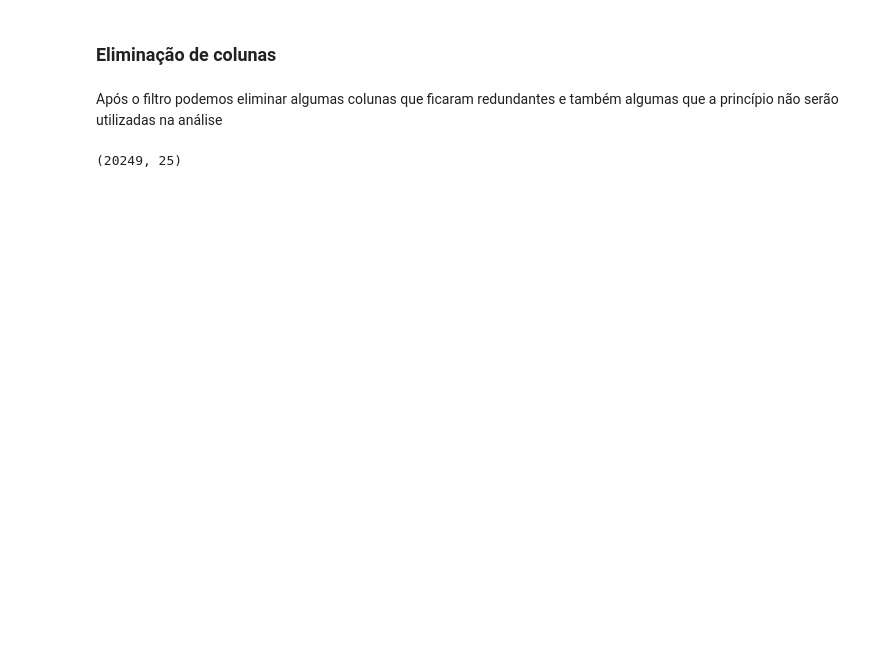
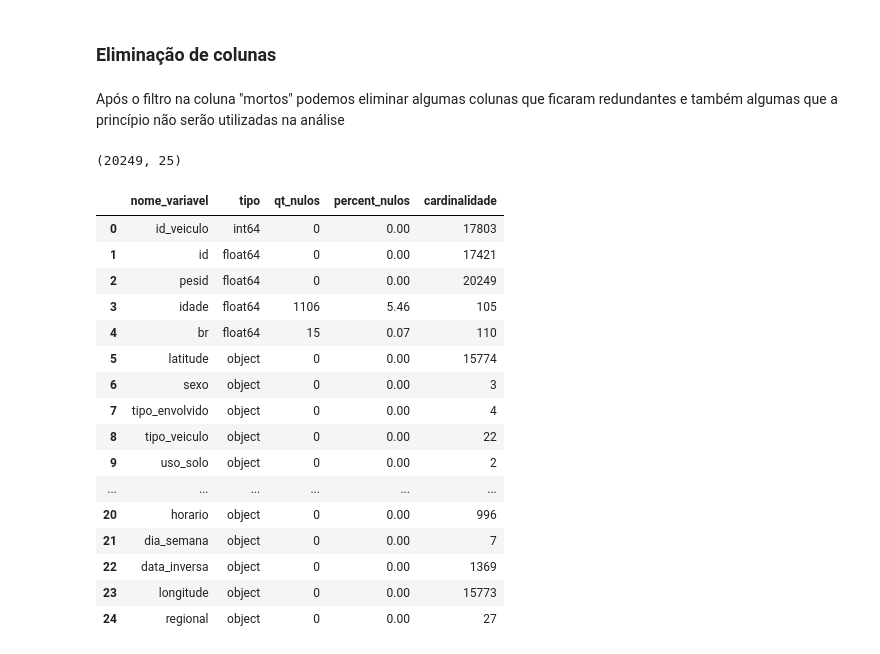
Before and after one commit to Michael-SvCruz/Analise_dados_PRF_acidentes, a Jupyter notebook: analise_acidentes_rodovias.ipynb, the cells around one changed output. Cells and saved outputs as stored; diff of their text form; code cells hidden in the pictures; blank space fills up the shorter version.

Commit message:
tratamento dos dados, eliminação de colunas, transformação do tipo de dados, verificação de nulos

```diff
--- a/analise_acidentes_rodovias.ipynb
+++ b/analise_acidentes_rodovias.ipynb
@@ -104,7 +108,7 @@ generate_metadata(df_obt)
 # %% [markdown]
 ### Eliminação de colunas
 # %% [markdown]
-Após o filtro podemos eliminar algumas colunas que ficaram redundantes e também algumas que a princípio não serão utilizadas na análise
+Após o filtro na coluna "mortos" podemos eliminar algumas colunas que ficaram redundantes e também algumas que a princípio não serão utilizadas na análise
 # %%
 colunas_drop = ['feridos_leves', 'ilesos', 'feridos_graves', 'mortos',
                 'estado_fisico', 'classificacao_acidente', 'marca',
@@ -116,3 +120,23 @@ df_obt = df_obt.drop(columns=colunas_drop)
 df_obt.shape
 # %% [output]
 (20249, 25)
+# %%
+generate_metadata(df_obt)
+# %% [output]
+|  | nome_variavel | tipo | qt_nulos | percent_nulos | cardinalidade |
+| 0 | id_veiculo | int64 | 0 | 0.00 | 17803 |
+| 1 | id | float64 | 0 | 0.00 | 17421 |
+| 2 | pesid | float64 | 0 | 0.00 | 20249 |
+| 3 | idade | float64 | 1106 | 5.46 | 105 |
+| 4 | br | float64 | 15 | 0.07 | 110 |
+| 5 | latitude | object | 0 | 0.00 | 15774 |
+| 6 | sexo | object | 0 | 0.00 | 3 |
+| 7 | tipo_envolvido | object | 0 | 0.00 | 4 |
+| 8 | tipo_veiculo | object | 0 | 0.00 | 22 |
+| 9 | uso_solo | object | 0 | 0.00 | 2 |
+| ... | ... | ... | ... | ... | ... |
+| 20 | horario | object | 0 | 0.00 | 996 |
+| 21 | dia_semana | object | 0 | 0.00 | 7 |
+| 22 | data_inversa | object | 0 | 0.00 | 1369 |
+| 23 | longitude | object | 0 | 0.00 | 15773 |
+| 24 | regional | object | 0 | 0.00 | 27 |
```
Also changed, not shown: parts of 10 cells of this notebook.
